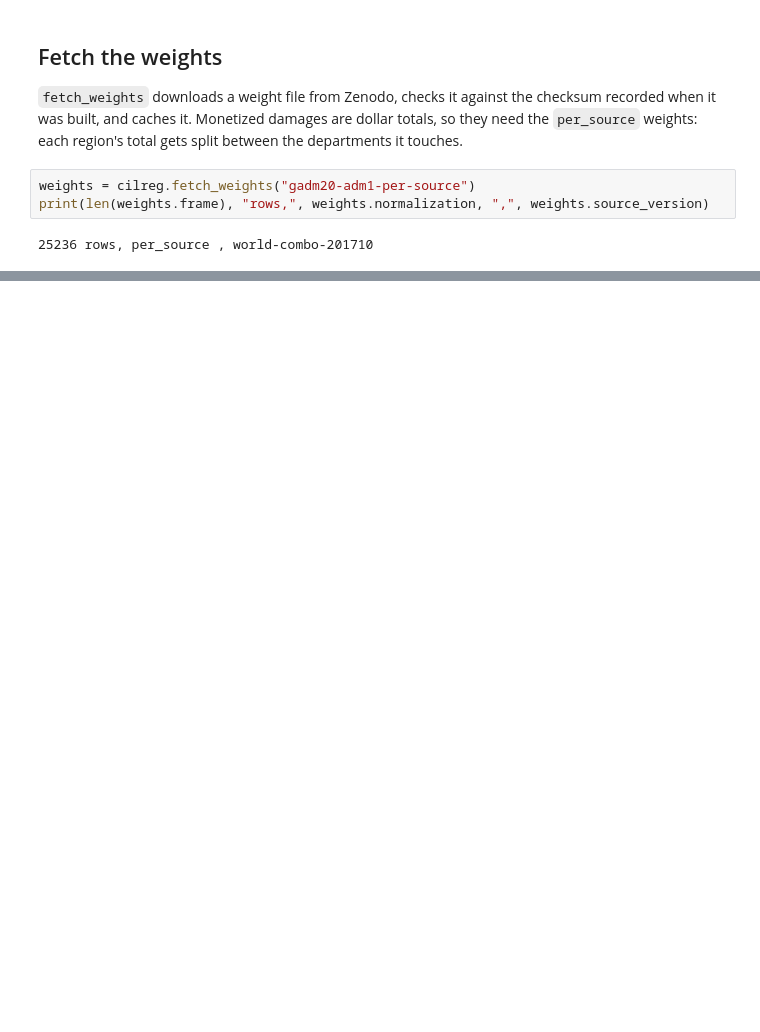
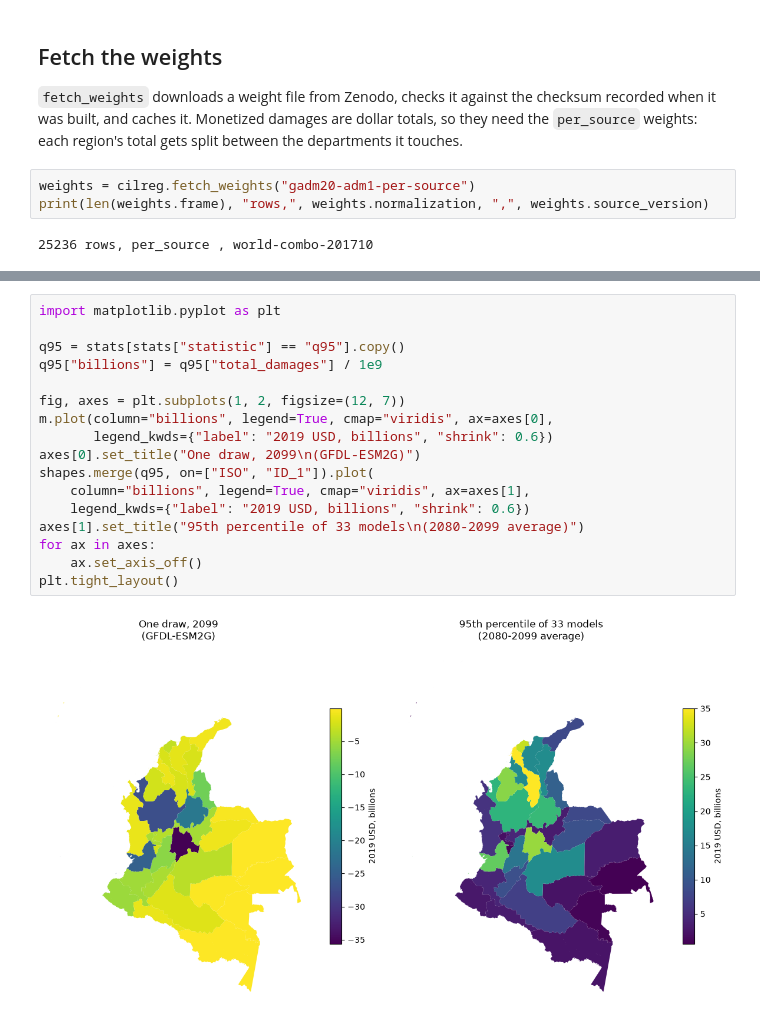
Before and after one commit to ClimateImpactLab/cil_regionalization, a Jupyter notebook: examples/aggregation/aggregation_colombia.ipynb, the cells around one changed output, grey strips where cells are left out. Cells and saved outputs as stored; diff of their text form; blank space fills up the shorter version.

```diff
--- a/examples/aggregation/aggregation_colombia.ipynb
+++ b/examples/aggregation/aggregation_colombia.ipynb
@@ -164,0 +174,19 @@ stats[stats["ID_1"] == 1]
+# %%
+import matplotlib.pyplot as plt
+
+q95 = stats[stats["statistic"] == "q95"].copy()
+q95["billions"] = q95["total_damages"] / 1e9
+
+fig, axes = plt.subplots(1, 2, figsize=(12, 7))
+m.plot(column="billions", legend=True, cmap="viridis", ax=axes[0],
+       legend_kwds={"label": "2019 USD, billions", "shrink": 0.6})
+axes[0].set_title("One draw, 2099\n(GFDL-ESM2G)")
+shapes.merge(q95, on=["ISO", "ID_1"]).plot(
+    column="billions", legend=True, cmap="viridis", ax=axes[1],
+    legend_kwds={"label": "2019 USD, billions", "shrink": 0.6})
+axes[1].set_title("95th percentile of 33 models\n(2080-2099 average)")
+for ax in axes:
+    ax.set_axis_off()
+plt.tight_layout()
+# %% [output]
+[figure, added]
```
Also changed, not shown: parts of 19 cells of this notebook, 37 other files.
